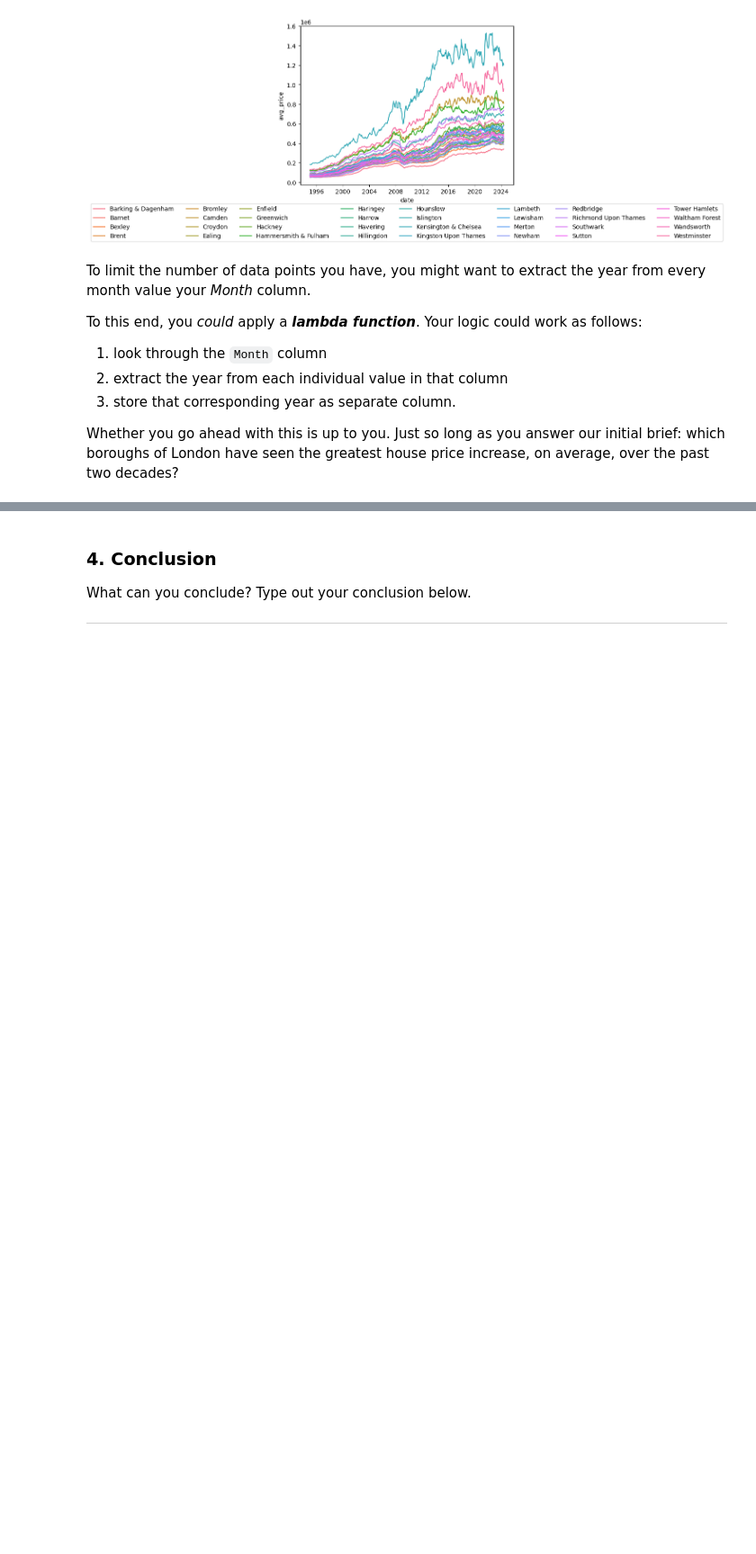
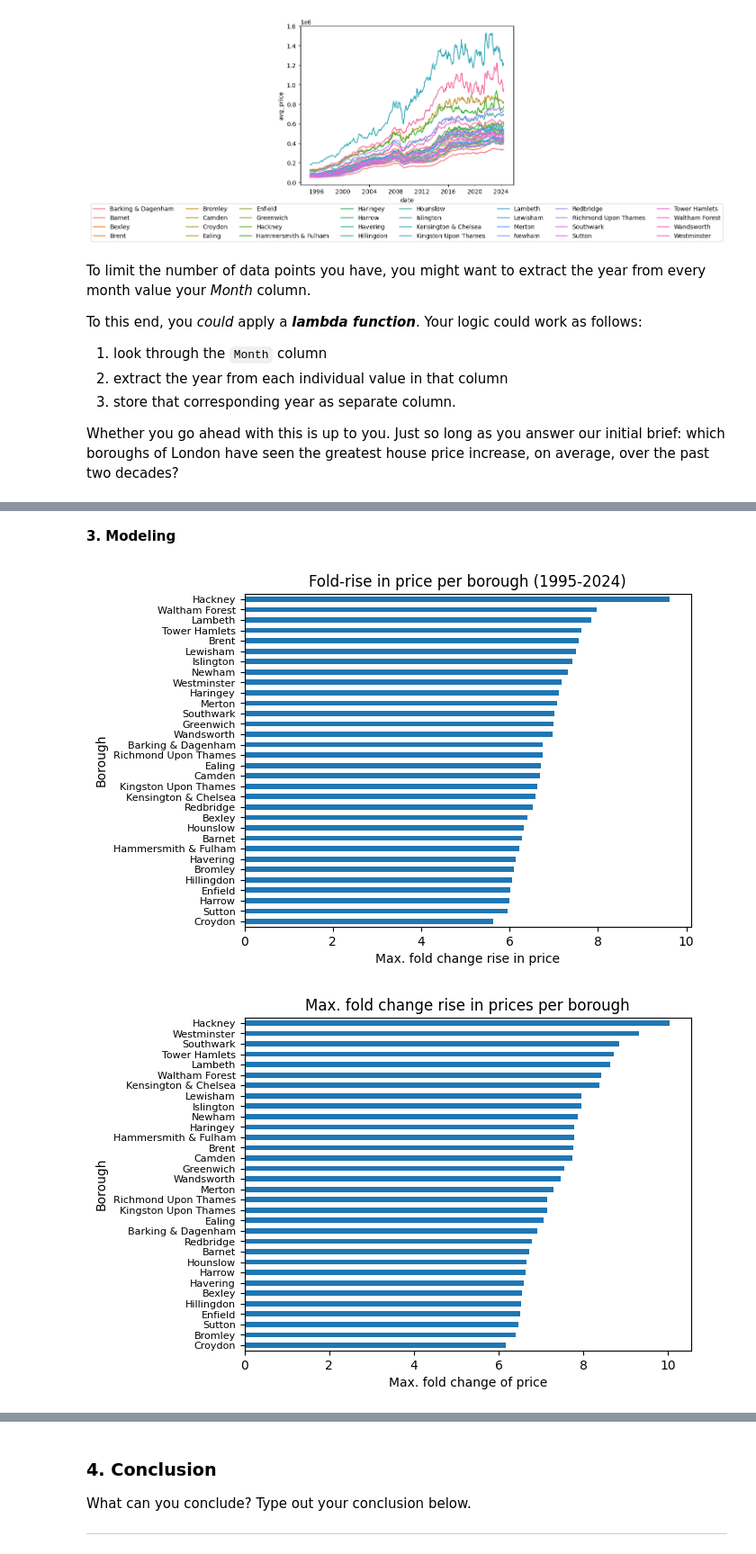
Before and after one commit to Thampi-hub/Springboard_RT, a Jupyter notebook: [15.3] Case Study - London Housing.ipynb, the cells around one changed output, grey strips where cells are left out. Shown at 90% size. Saved outputs shown, nothing was run; the diff lists cells and outputs as text; code cells hidden in the pictures; blank space fills up the shorter version.

Commit message:
Add files via upload
Added Month-wise & Year-wise comparison of prices; Commented explanation of codes.

```diff
--- a/[15.3] Case Study - London Housing.ipynb
+++ b/[15.3] Case Study - London Housing.ipynb
@@ -152,7 +180,6 @@ To this end, you *could* apply a ***lambda function***. Your logic could work as
 
 Whether you go ahead with this is up to you. Just so long as you answer our initial brief: which boroughs of London have seen the greatest house price increase, on average, over the past two decades?
 # %%
-londondt.loc[:, 'maxprice_range'] = londondt.groupby('borough')['avg_price'].transform(lambda x:x.max()/x.min())
 
 date_range1 = londondt.groupby("borough", as_index=False).agg(
                 min_date = ('date','min'),
@@ -167,10 +194,15 @@ date_range2 = pd.melt(date_range1, id_vars="borough", value_name="date",
 date_range2.loc[:, 'maxdate_range'] = date_range2['max_date']/date_range2['min_date']
 date_range2.drop(['max_date', 'min_date'], axis=1, inplace=True)
 
-price_range = londondt.loc[:, ["borough","maxprice_range"]].drop_duplicates().set_index("borough")
+price_range1 = londondt.copy()
+price_range1.loc[:, 'maxprice_range'] = price_range1.groupby('borough')['avg_price'].transform(lambda x:x.max()/x.min())
+price_range2 = price_range1.loc[:, ["borough","maxprice_range"]].drop_duplicates().set_index("borough")
 
-plotdt = price_range.merge(date_range2, how="inner", left_index=True, right_index=True)
+plotdt = price_range2.merge(date_range2, how="inner", left_index=True, right_index=True)
 
-plotdt.sort_values("maxprice_range", ascending=False).head(5)
-#plotdt.sort_values("maxdate_range", ascending=False).head(5)
+print("Foldchange over the past 20 years:")
+print( plotdt.loc[:, "maxdate_range"].sort_values(ascending=False).head(5) )
+
+print("\n\nHighest foldchange:")
+print( plotdt.loc[:, "maxprice_range"].sort_values(ascending=False).head(5) )
 # %% [output]
@@ -235,0 +227,29 @@ See the caveats in the documentation: https://pandas.pydata.org/pandas-docs/stab
+# %% [markdown]
+**3. Modeling**
+# %%
+# Borough fold-change price rise over the 20 yrs
+plotdt_sorteddate = plotdt.sort_values("maxdate_range", ascending=True)
+
+plotdt_sorteddate.plot(kind="barh", y="maxdate_range")
+plt.title("Fold-rise in price per borough (1995-2024)")
+plt.xlabel("Max. fold change rise in price")
+plt.ylabel("Borough")
+plt.legend([], frameon=False)
+plt.yticks(fontsize=8)
+
+
+#Borough with most price change
+plotdt_sortedprice = plotdt.sort_values("maxprice_range", ascending=True)
+
+plotdt_sortedprice.plot(kind="barh", y="maxprice_range")
+plt.title("Max. fold change rise in prices per borough")
+plt.xlabel("Max. fold change of price")
+plt.ylabel("Borough")
+plt.legend([], frameon=False)
+plt.yticks(fontsize=8)
+
+
+plt.show()
+# %% [output]
+[figure, added]
+[figure, added]
```
Also changed, not shown: parts of 15 cells of this notebook.
